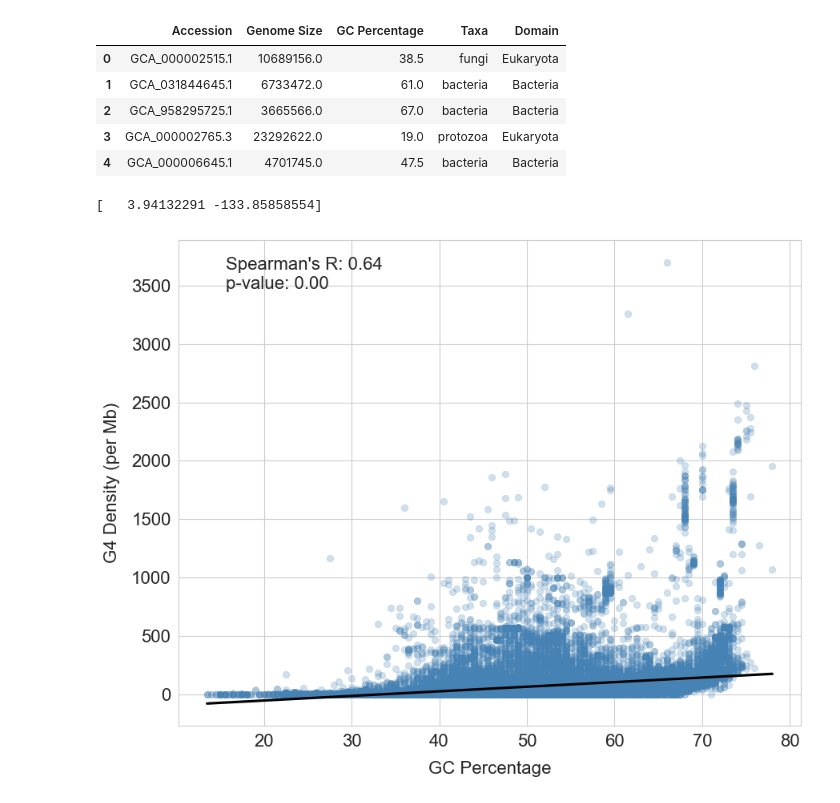
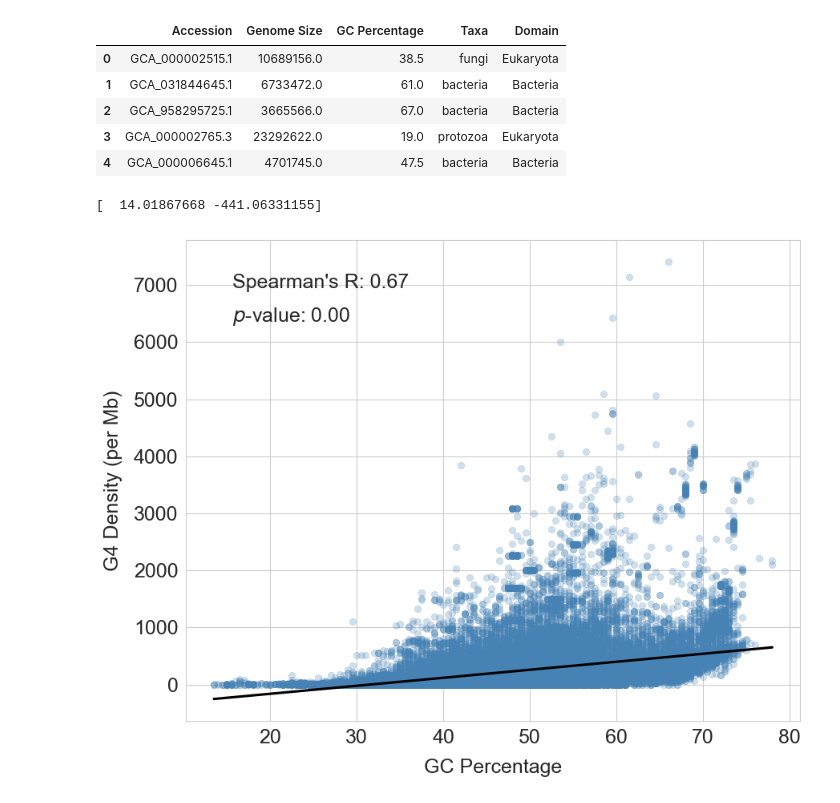
Before and after one commit to Georgakopoulos-Soares-lab/Quadrupia, a Jupyter notebook: notebooks/3_gc_content_g4_density.ipynb, the cells around one changed output. Drawn from its saved outputs; the diff is of its cells as text; code cells hidden in the pictures.

```diff
--- a/notebooks/3_gc_content_g4_density.ipynb
+++ b/notebooks/3_gc_content_g4_density.ipynb
@@ -5,7 +5,8 @@ import seaborn as sns
 import numpy as np
 from scipy.stats import spearmanr
 # %%
-g4_tool = "regex"
+g4_tool = "g4hunter"
+color = "steelblue" if g4_tool == "g4hunter" else "palevioletred"
 
 SPECIES_DATA = "../results/species_data.csv"
 G4_PATH = f"../results/{g4_tool}_g4_distribution.csv"
@@ -62,42 +63,43 @@ df_g4 = df_g4[df_g4['Taxa'] != 'other']
 # %%
 # scatter plot of G4 density vs GC percentage
 sns.set_style("whitegrid")
 fig, ax = plt.subplots(figsize=(9, 7))
 sns.scatterplot(
     x="GC Percentage",
     y="G4 Density (per Mb)",
     alpha=0.25,
-    color='steelblue',
-    edgecolor='steelblue',
+    color=color,
+    edgecolor=color,
     data=df_g4,
     ax=ax
 )
 sns.regplot(
     data=df_g4,
     x="GC Percentage",
     y="G4 Density (per Mb)",
     scatter=False,
     color='black',
     ax=ax
 )
 # formatting
-plt.xlabel("GC Percentage", fontsize=16, labelpad=10)
-plt.ylabel("G4 Density (per Mb)", fontsize=16, labelpad=10)
-plt.xticks(fontsize=16)
-plt.yticks(fontsize=16)
+plt.xlabel("GC Percentage", fontsize=18, labelpad=10)
+plt.ylabel("G4 Density (per Mb)", fontsize=18, labelpad=10)
+plt.xticks(fontsize=18)
+plt.yticks(fontsize=18)
 ax.ticklabel_format(style='plain')
 plt.tight_layout()
 
 # spearman correlation coefficient
 corr, p = spearmanr(df_g4['GC Percentage'], df_g4['G4 Density (per Mb)'])
-ax.text(0.075, 0.9, f"Spearman's R: {corr:.2f}\np-value: {p:.2f}", transform=ax.transAxes, fontsize=16)
+ax.text(0.075, 0.9, f"Spearman's R: {corr:.2f}", transform=ax.transAxes, fontsize=18)
+ax.text(0.075, 0.83, rf"$\it{{p}}$-value: {p:.2f}", transform=ax.transAxes, fontsize=18)
 plt.savefig(f"../plots/g4_density_vs_gc_content_{g4_tool}.png")
 
 # slope and intercept
 print(np.polyfit(df_g4['GC Percentage'], df_g4['G4 Density (per Mb)'], 1))
 # %% [output]
-[   3.94132291 -133.85858554]
+[  14.01867668 -441.06331155]
-[figure, old version]
+[figure, new version]
 # %%
 # plot the distribution of GC Percentage vs G4 density (per Mb) for each domain
 sns.set_style("whitegrid")
```
Also changed, not shown: parts of 2 cells of this notebook, 4 other files.
